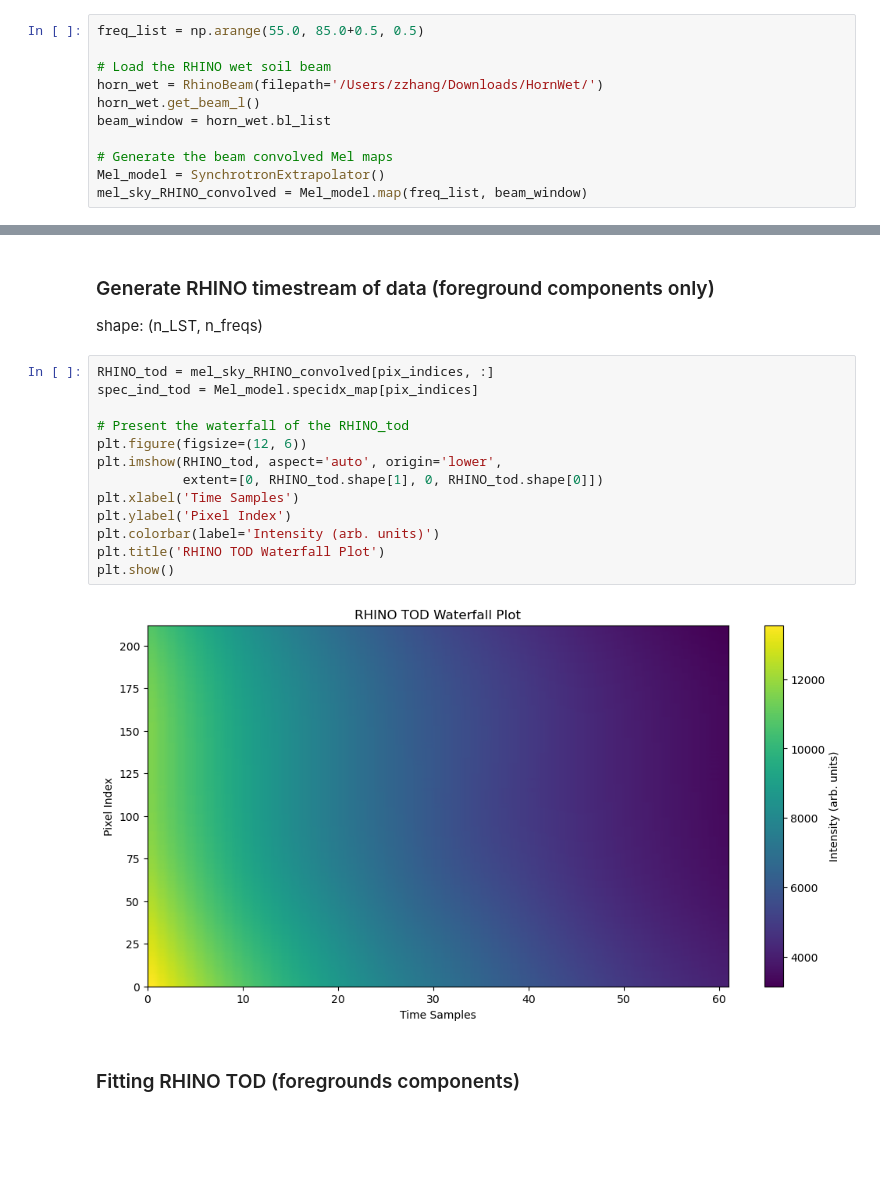
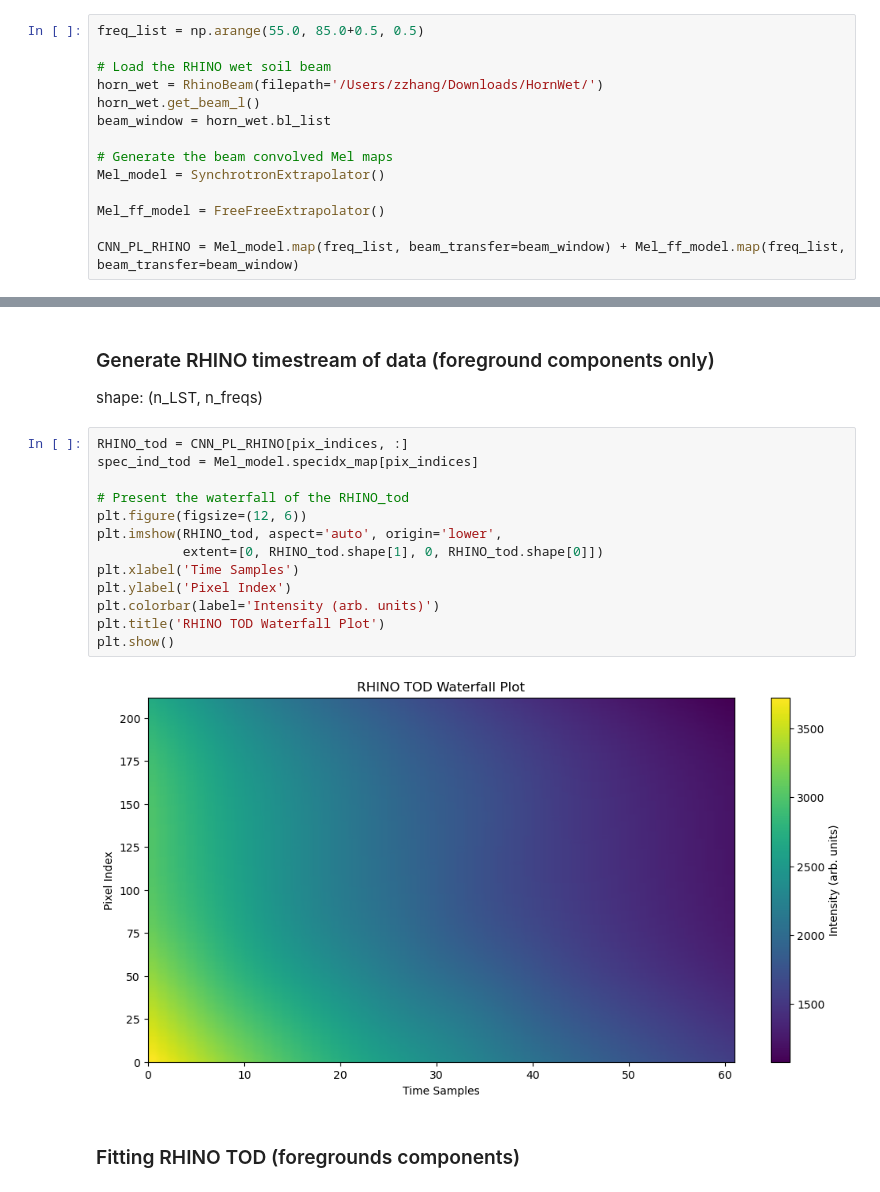
Before and after one commit to zzhang0123/MERS, a Jupyter notebook: notebooks/fitting_foregrounds.ipynb, the cells around one changed output, grey strips where cells are left out. Cells and saved outputs as stored; diff of their text form; blank space fills up the shorter version.

```diff
--- a/fitting_foregrounds.ipynb
+++ b/notebooks/fitting_foregrounds.ipynb
@@ -17,7 +19,10 @@ beam_window = horn_wet.bl_list
 
 # Generate the beam convolved Mel maps
 Mel_model = SynchrotronExtrapolator()
-mel_sky_RHINO_convolved = Mel_model.map(freq_list, beam_window)
+
+Mel_ff_model = FreeFreeExtrapolator()
+
+CNN_PL_RHINO = Mel_model.map(freq_list, beam_transfer=beam_window) + Mel_ff_model.map(freq_list, beam_transfer=beam_window)
 # %% [markdown]
 ### Timestream of the zenith
 LSTs → (RA, Dec) → Galactic (l, b) → HEALPix pixel index
@@ -75,19 +80,19 @@ UTC: 2024-10-01 22:08:00.000 | LST: 22h43m17.22888076s | HEALPix pixel: 1707601
 ### Generate RHINO timestream of data (foreground components only)
 shape: (n_LST, n_freqs)
 # %%
-RHINO_tod = mel_sky_RHINO_convolved[pix_indices, :]
+RHINO_tod = CNN_PL_RHINO[pix_indices, :]
 spec_ind_tod = Mel_model.specidx_map[pix_indices]
 
 # Present the waterfall of the RHINO_tod
 plt.figure(figsize=(12, 6))
 plt.imshow(RHINO_tod, aspect='auto', origin='lower',
            extent=[0, RHINO_tod.shape[1], 0, RHINO_tod.shape[0]])
 plt.xlabel('Time Samples')
 plt.ylabel('Pixel Index')
 plt.colorbar(label='Intensity (arb. units)')
 plt.title('RHINO TOD Waterfall Plot')
 plt.show()
 # %% [output]
-[figure, old version]
+[figure, new version]
 # %% [markdown]
 ### Fitting RHINO TOD (foregrounds components)
```
Also changed, not shown: parts of 7 cells of this notebook, 15 other files.
